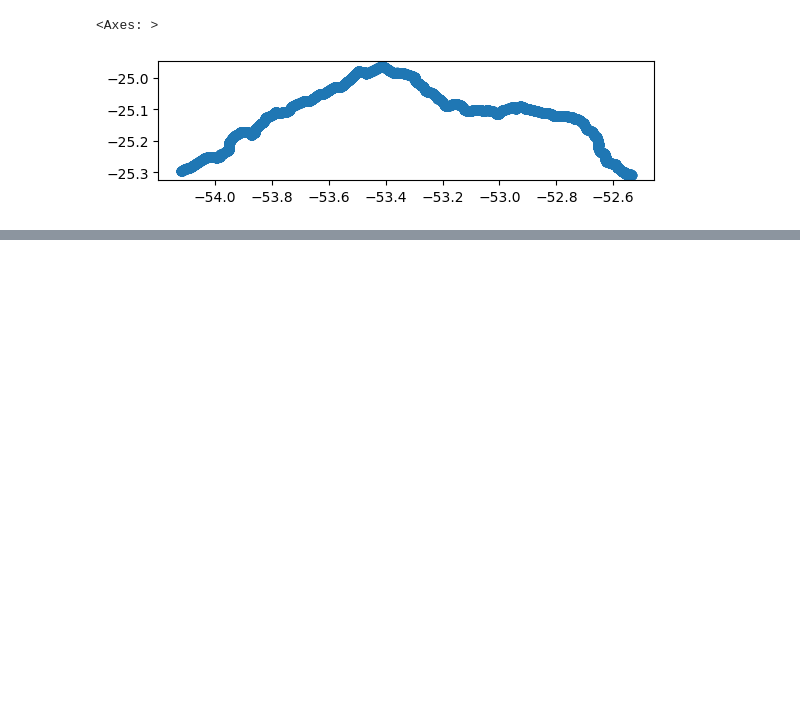
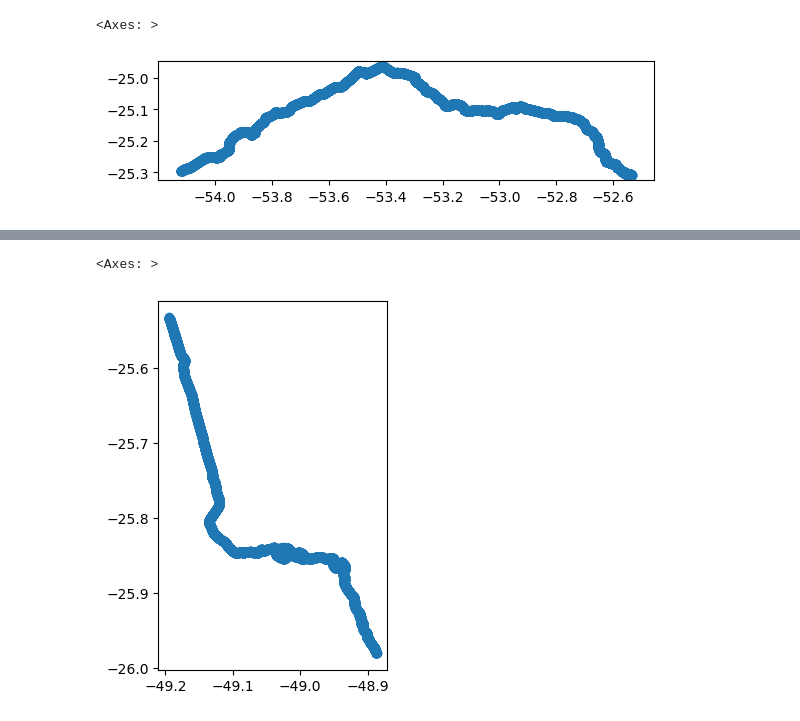
Before and after one commit to gefgu/controle-de-seguranca-motoristas, a Jupyter notebook: db/get_roads.ipynb, the cells around one changed output, grey strips where cells are left out. Cells and saved outputs as stored; diff of their text form; code cells hidden in the pictures; blank space fills up the shorter version.

```diff
--- a/db/get_roads.ipynb
+++ b/db/get_roads.ipynb
@@ -95,7 +95,7 @@ gdf_nodes, gdf_edges = ox.graph_to_gdfs(G)
 gdf_edges = gdf_edges[gdf_edges["ref"] == "BR-277"]
 # %%
 # Load the graph and filter the edges
-G = ox.graph_from_address("BR-277", network_type="drive", dist=80000)
+G = ox.graph_from_address("BR-277", network_type="drive", dist=500000)
 gdf_nodes, gdf_edges = ox.graph_to_gdfs(G)
 gdf_edges = gdf_edges[gdf_edges["ref"] == "BR-277"]
 gdf_edges = gdf_edges.reset_index()
@@ -153,0 +209,5 @@ gdf_sampled_points.to_csv(
+# %%
+gdf_sampled_points.plot()
+# %% [output]
+<Axes: >
+[figure, added]
```
Also changed, not shown: parts of 5 cells of this notebook, 1 other file.
